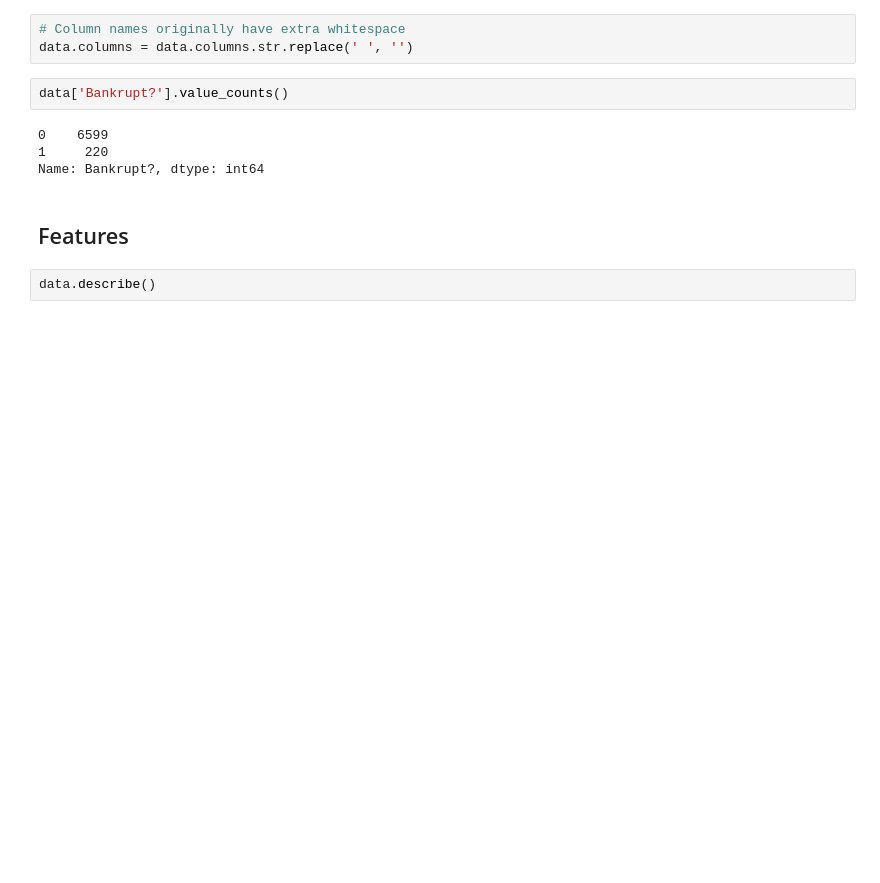
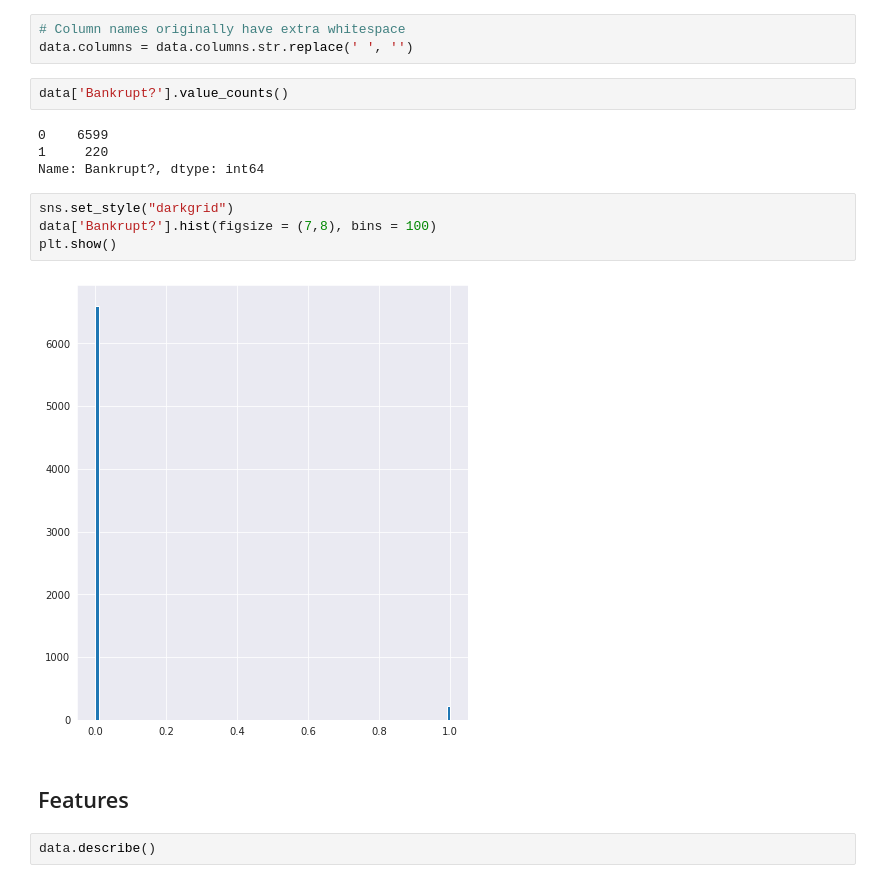
Before and after one commit to oimartin/company_bankruptcy_predictions, a Jupyter notebook: Notebook_bankrupt.ipynb, the cells around one changed output. Saved outputs shown, nothing was run; the diff lists cells and outputs as text; blank space fills up the shorter version.

```diff
--- a/Notebook_bankrupt.ipynb
+++ b/Notebook_bankrupt.ipynb
@@ -71,6 +72,12 @@ data['Bankrupt?'].value_counts()
 0    6599
 1     220
 Name: Bankrupt?, dtype: int64
+# %%
+sns.set_style("darkgrid")
+data['Bankrupt?'].hist(figsize = (7,8), bins = 100)
+plt.show()
+# %% [output]
+[figure, added]
 # %% [markdown]
 ## Features
 # %%
```
Also changed, not shown: parts of 17 cells of this notebook.
